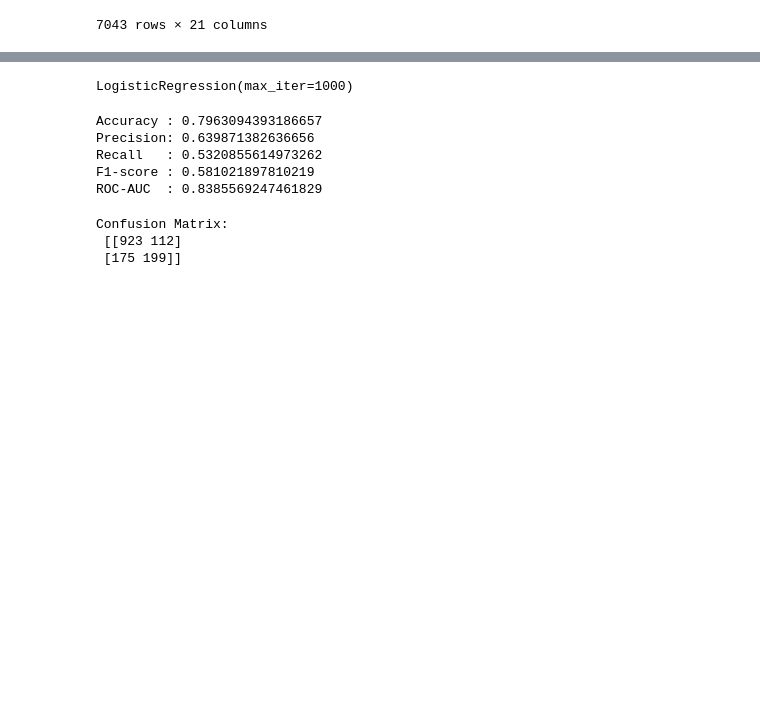
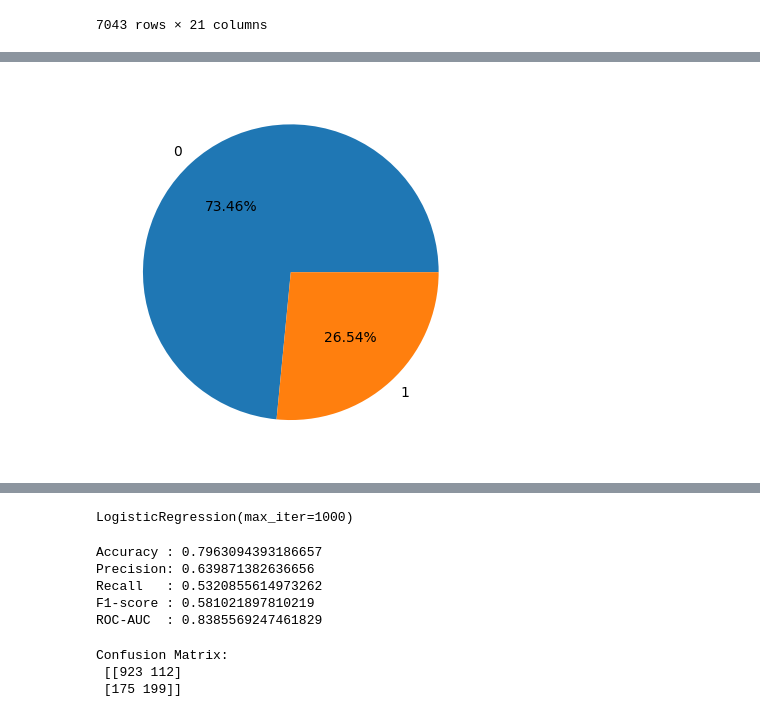
Before and after one commit to Ayushi0214/Python-Library-Codes, a Jupyter notebook: customer churn.ipynb, the cells around one changed output, grey strips where cells are left out. Cells and saved outputs as stored; diff of their text form; code cells hidden in the pictures; blank space fills up the shorter version.

```diff
--- a/customer churn.ipynb
+++ b/customer churn.ipynb
@@ -36 +51,7 @@ df["Churn"] = df["Churn"].map({"Yes": 1, "No": 0})
+# %%
+gb = df.groupby("Churn").agg({"customerID":"count"})
+plt.pie(gb["customerID"], labels = gb.index, autopct = "%1.2f%%")
+plt.show()
+# %% [output]
+[figure, added]
 # %%
```
Also changed, not shown: parts of 4 cells of this notebook, 3 other files.
